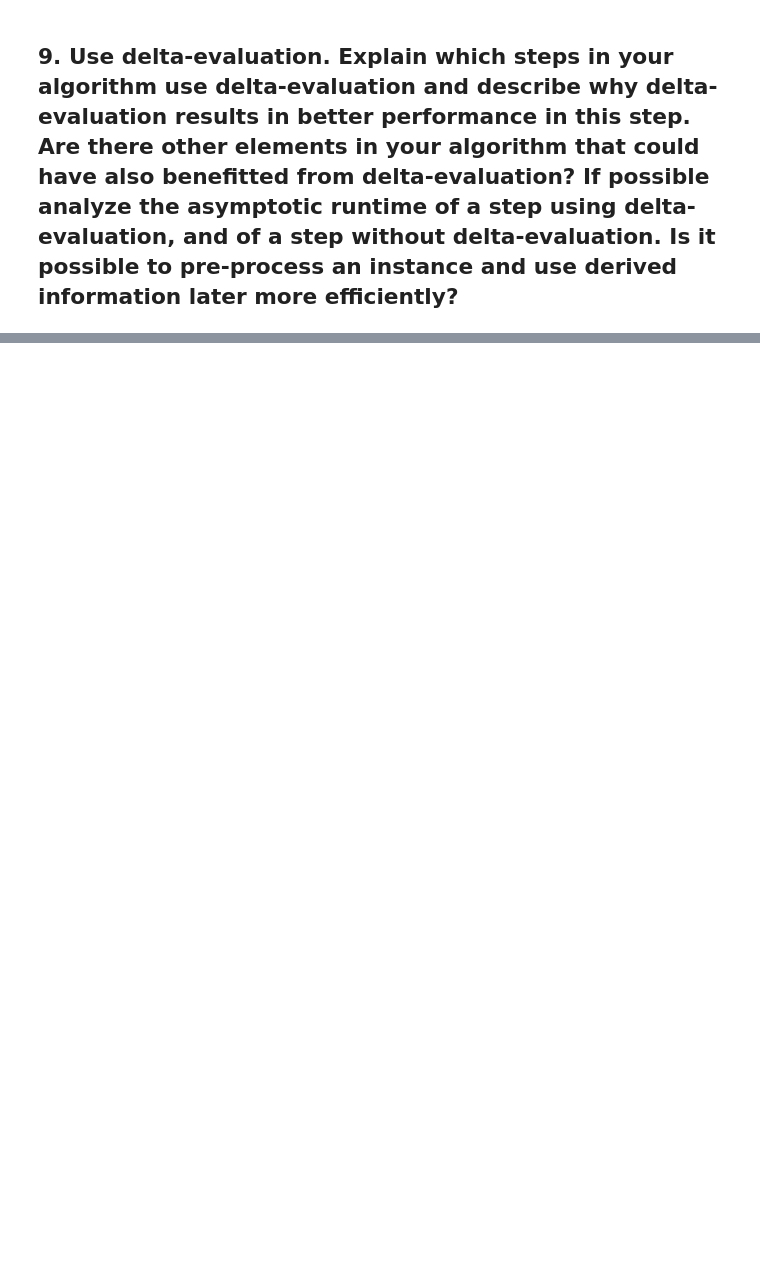
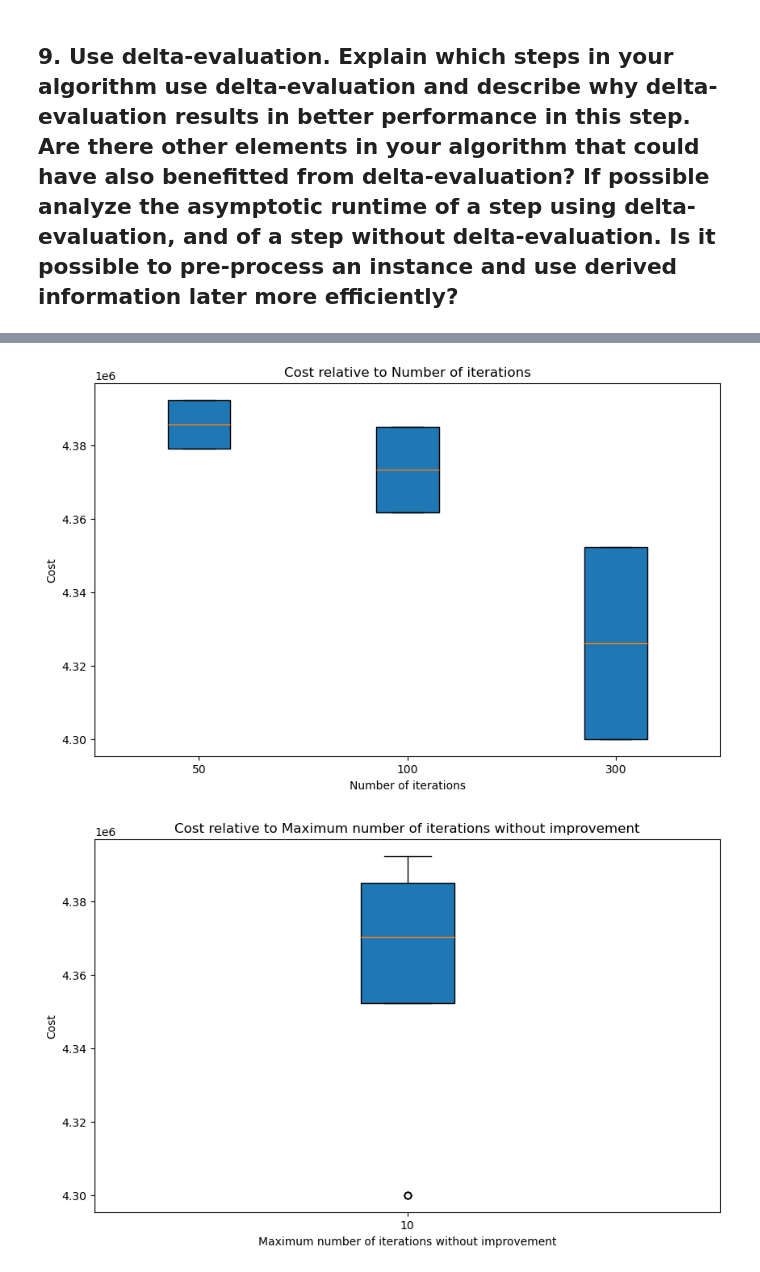
Before and after one commit to bergio13/heuristic-optimization-MWCCP, a Jupyter notebook: Hw1.ipynb, the cells around one changed output, grey strips where cells are left out. Saved outputs shown, nothing was run; the diff lists cells and outputs as text; code cells hidden in the pictures; blank space fills up the shorter version.

```diff
--- a/Hw1.ipynb
+++ b/Hw1.ipynb
@@ -1222,7 +1259,7 @@ class LocalSearch:
             return self.current_solution, current_cost
 
         elif self.step_function == StepFunction.RANDOM:
-            selected = random.choice(neighbors)
+            selected = random.choice(list(neighbors))
             return selected, self.calculate_cost(selected)
 
     def update_statistics(self, iteration: int, current_cost: float, is_improvement: bool):
@@ -2127,0 +2581,10 @@ Improvements per neighborhood:
+# %%
+rankings = defaultdict(int)
+
+for item, stats in per_item_stats.items():
+    ranks = stats["ranked"]
+    for i, rank in enumerate(ranks):
+        rankings[rank[0]] += i
+
+sorted_rankings = sorted(rankings.items(), key=lambda x: x[1])
+sorted_rankings
@@ -2127,0 +2778,26 @@ Improvements per neighborhood:
+# %%
+cost_func = lambda x: sum([result[2] for result in x]) / len(x)
+#Graph the cost relative to the number of iterations
+graph_results_box_plot(results, lambda x: x[0], cost_func, 'Number of iterations', 'Cost')
+
+# Graph the cost relative to the maximum number of iterations without improvement
+graph_results_box_plot(results, lambda x: x[1], cost_func, 'Maximum number of iterations without improvement', 'Cost')
+
+# Graph the cost relative to the neighborhood order
+neigborhood_names = {
+    NeighborhoodType.SWAP: "SWAP",
+    NeighborhoodType.INSERT: "INSERT",
+    NeighborhoodType.REVERSE: "REVERSE"
+}
+graph_results_box_plot(results, (lambda x: ", ".join([neigborhood_names[neighborhood] for neighborhood in x[2]])), cost_func, 'Neighborhood order', 'Cost', x_rotation=90)
+
+# Graph the cost relative to the step function
+names_dict = {
+        StepFunction.BEST_IMPROVEMENT: "BEST_IMPROVEMENT",
+        StepFunction.FIRST_IMPROVEMENT: "FIRST_IMPROVEMENT",
+        StepFunction.RANDOM: "RANDOM"
+}
+graph_results_box_plot(results, lambda x: names_dict[x[3]], cost_func, 'Step function', 'Cost')
+# %% [output]
+[figure, added]
+[figure, added]
```
Also changed, not shown: parts of 51 cells of this notebook.
